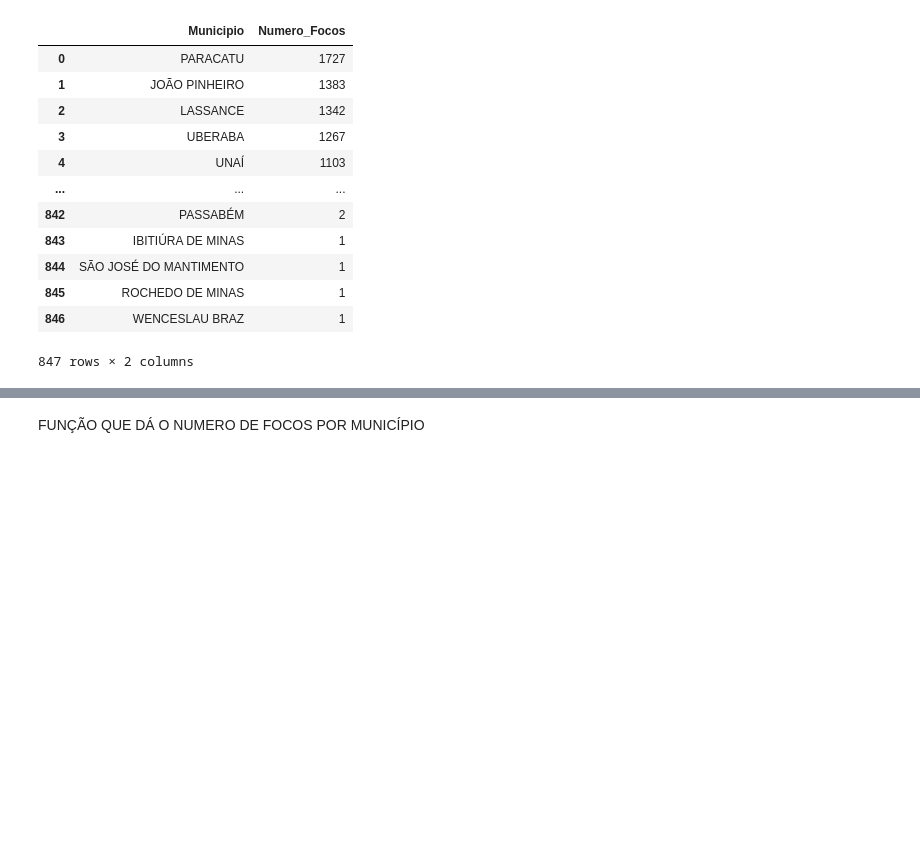
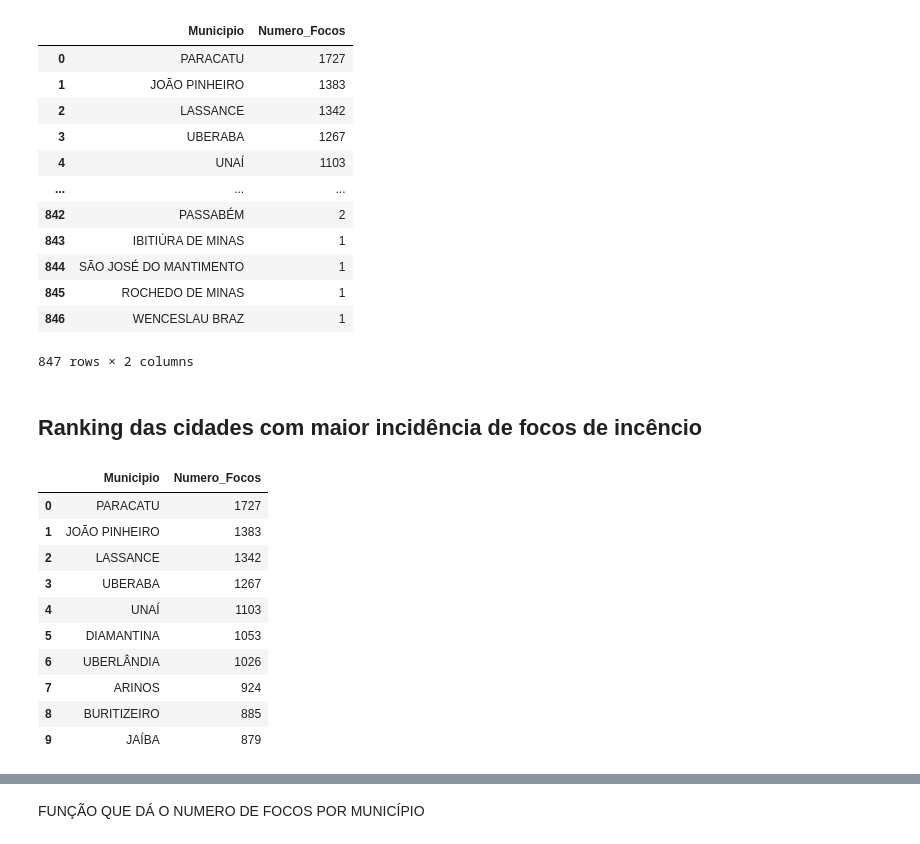
Before and after one commit to jvrezendem/analiseIncendioBR, a Jupyter notebook: notebooks/serieHistorica.ipynb, the cells around one changed output, grey strips where cells are left out. Drawn from its saved outputs; the diff is of its cells as text; code cells hidden in the pictures; blank space fills up the shorter version.

```diff
--- a/notebooks/serieHistorica.ipynb
+++ b/notebooks/serieHistorica.ipynb
@@ -155,3 +490,19 @@ dataMunicipiosMG.head(850)
 | 845 | ROCHEDO DE MINAS | 1 |
 | 846 | WENCESLAU BRAZ | 1 |
 847 rows × 2 columns
+# %% [markdown]
+## Ranking das cidades com maior incidência de focos de incêncio
+# %%
+dataMunicipiosMG.head(10)
+# %% [output]
+|  | Municipio | Numero_Focos |
+| 0 | PARACATU | 1727 |
+| 1 | JOÃO PINHEIRO | 1383 |
+| 2 | LASSANCE | 1342 |
+| 3 | UBERABA | 1267 |
+| 4 | UNAÍ | 1103 |
+| 5 | DIAMANTINA | 1053 |
+| 6 | UBERLÂNDIA | 1026 |
+| 7 | ARINOS | 924 |
+| 8 | BURITIZEIRO | 885 |
+| 9 | JAÍBA | 879 |
```
Also changed, not shown: parts of 13 cells of this notebook.
